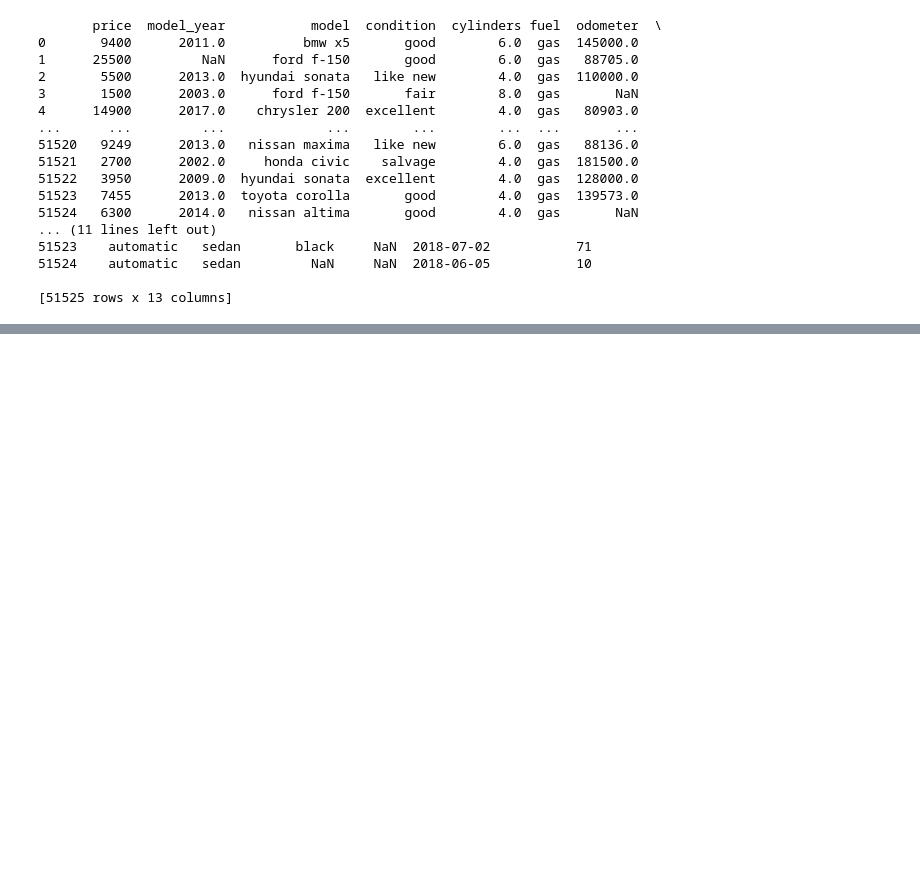
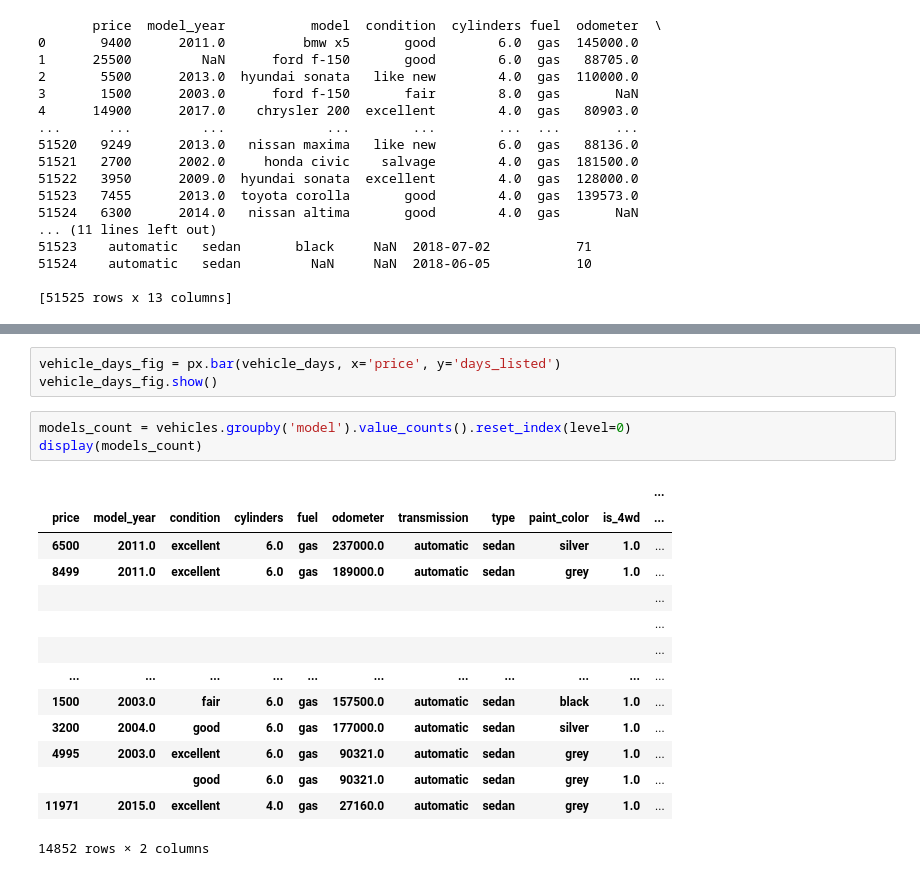
Before and after one commit to jodiambra/Vehicle-Data-Visaulizer, a Jupyter notebook: notebooks/eda.ipynb, the cells around one changed output, grey strips where cells are left out. Saved outputs shown, nothing was run; the diff lists cells and outputs as text; blank space fills up the shorter version.

```diff
--- a/notebooks/eda.ipynb
+++ b/notebooks/eda.ipynb
@@ -26,0 +253,21 @@ print(vehicles)
+# %%
+vehicle_days_fig = px.bar(vehicle_days, x='price', y='days_listed')
+vehicle_days_fig.show()
+# %%
+models_count = vehicles.groupby('model').value_counts().reset_index(level=0)
+display(models_count)
+# %% [output]
+|  |  |  |  |  |  |  |  |  |  | ... |
+| price | model_year | condition | cylinders | fuel | odometer | transmission | type | paint_color | is_4wd | ... |
+| 6500 | 2011.0 | excellent | 6.0 | gas | 237000.0 | automatic | sedan | silver | 1.0 | ... |
+| 8499 | 2011.0 | excellent | 6.0 | gas | 189000.0 | automatic | sedan | grey | 1.0 | ... |
+|  |  |  |  |  |  |  |  |  |  | ... |
+|  |  |  |  |  |  |  |  |  |  | ... |
+|  |  |  |  |  |  |  |  |  |  | ... |
+| ... | ... | ... | ... | ... | ... | ... | ... | ... | ... | ... |
+| 1500 | 2003.0 | fair | 6.0 | gas | 157500.0 | automatic | sedan | black | 1.0 | ... |
+| 3200 | 2004.0 | good | 6.0 | gas | 177000.0 | automatic | sedan | silver | 1.0 | ... |
+| 4995 | 2003.0 | excellent | 6.0 | gas | 90321.0 | automatic | sedan | grey | 1.0 | ... |
+|  |  | good | 6.0 | gas | 90321.0 | automatic | sedan | grey | 1.0 | ... |
+| 11971 | 2015.0 | excellent | 4.0 | gas | 27160.0 | automatic | sedan | grey | 1.0 | ... |
+14852 rows × 2 columns
```
Also changed, not shown: parts of 26 cells of this notebook.
